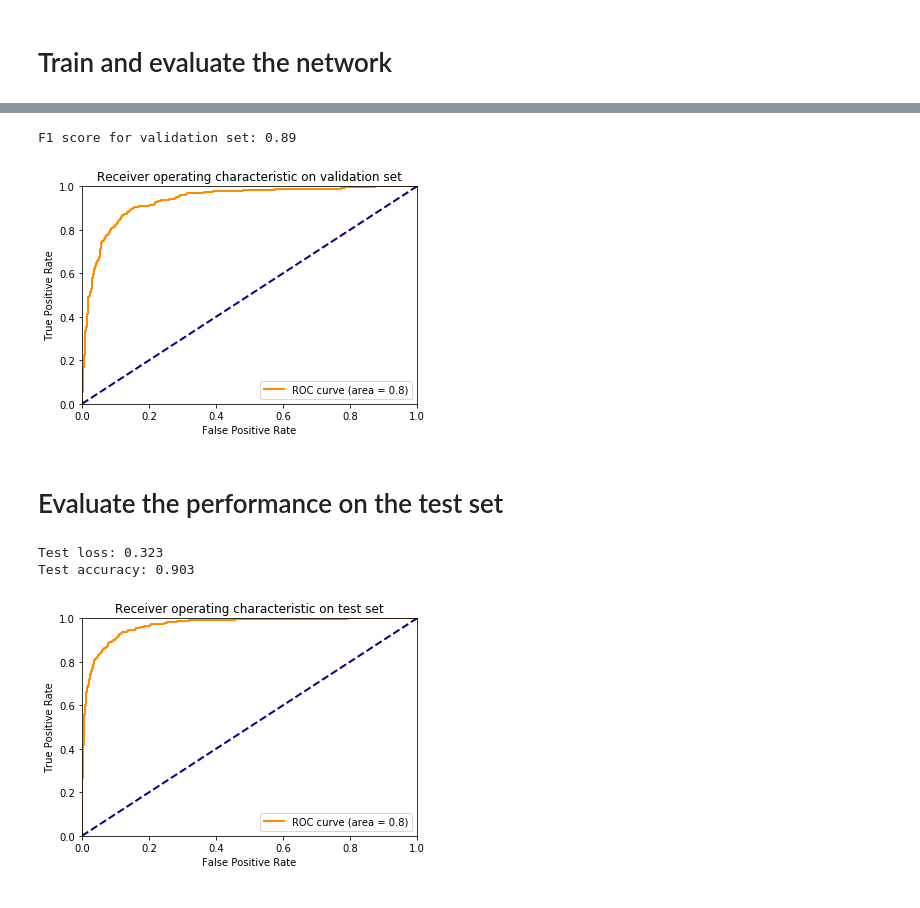
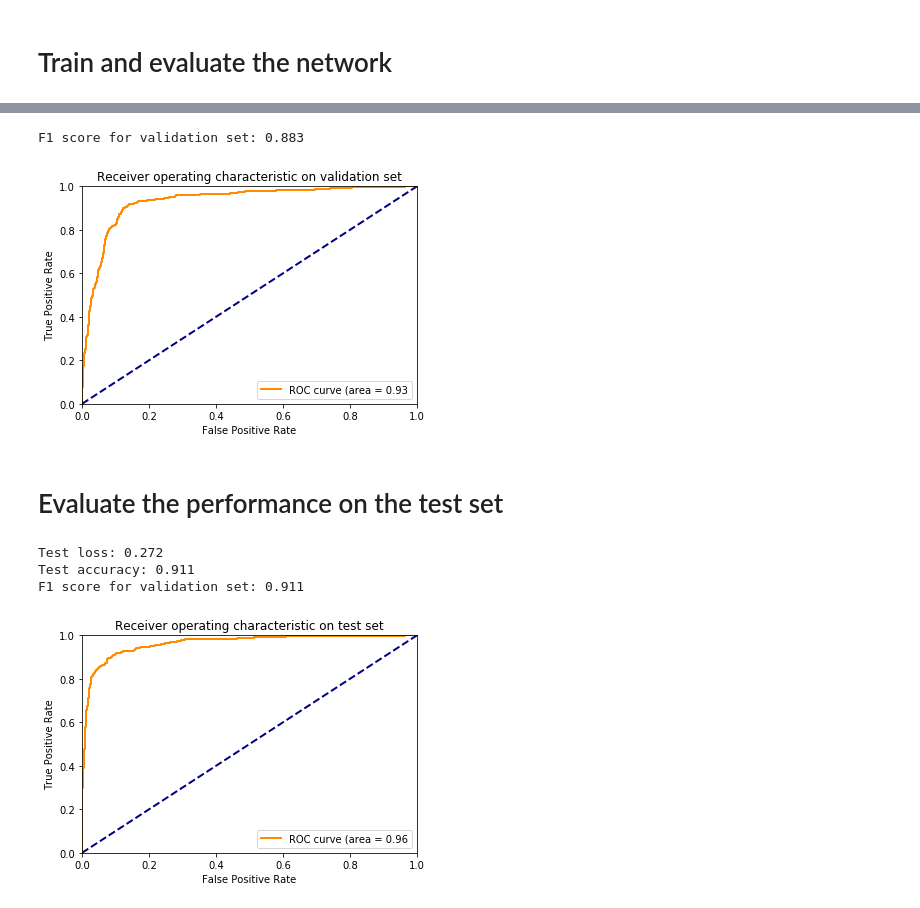
Before and after one commit to mstazherova/IDA2-Project, a Jupyter notebook: Breast Histopathology Images/simple_nets.ipynb, the cells around one changed output, grey strips where cells are left out. Saved outputs shown, nothing was run; the diff lists cells and outputs as text; code cells hidden in the pictures.

Commit message:
Add roc_score for test set

```diff
--- a/Breast Histopathology Images/simple_nets.ipynb
+++ b/Breast Histopathology Images/simple_nets.ipynb
@@ -288,33 +288,37 @@ plot_history(fit_history)
 # %%
-def get_fpr_tpr(X, y):
-    """Returns false and true positive rate of predicted labels."""
-    y_pred = cnn_pad.predict(X)     # softmax probabilities (each prediction has two entries)
-    y_pred = np.array(y_pred)[:,1]  # get predictions for positive class
-    y = np.argmax(y, axis=1)        # remove one-hot encoding
-    fpr, tpr, _ = roc_curve(y, y_pred)
-    f1 = f1_score(y, y_pred, average='micro')
-    return fpr, tpr, f1
+def get_metrics(X, y):
+    """Returns F1 score, false and true positive rate and ROC area under curve."""
+    y_pred = cnn_pad.predict(X)  # softmax probabilities (each prediction has two entries)
+    y = np.argmax(y, axis=1)     # remove one-hot encoding
+    y_prob = y_pred[:,1]         # probabilities of postitve class
+    fpr, tpr, _ = roc_curve(y, y_prob)
+    auc = roc_auc_score(y, y_prob)
 
-def plot_roc_curve(fpr, tpr, dataset):
-    """Given the false and true positive rate, this function plots the ROC curve for a given dataset."""
+    f1 = f1_score(y, np.argmax(y_pred, axis=1), average='micro')
+
+    return f1, fpr, tpr, auc
+
+def plot_roc_curve(fpr, tpr, auc, dataset):
+    """Given the false and true positive rate, as well as the area under curve,
+    this function plots the ROC curve for a given dataset."""
     plt.figure()
     lw = 2
-    plt.plot(fpr, tpr, color='darkorange', lw=lw)
+    plt.plot(fpr, tpr, color='darkorange', lw=lw, label='ROC curve (area = {:.2}'.format(auc))
     plt.plot([0, 1], [0, 1], color='navy', lw=lw, linestyle='--')
     plt.xlim([0.0, 1.0])
     plt.ylim([0.0, 1.0])
     plt.xlabel('False Positive Rate')
     plt.ylabel('True Positive Rate')
     plt.title('Receiver operating characteristic on {} set'.format(dataset))
     plt.legend(loc="lower right")
     plt.show()
 
-fpr, tpr, f1 = get_fpr_tpr(X_tune, y_tune)
+f1, fpr, tpr, auc = get_metrics(X_tune, y_tune)
 print("F1 score for validation set: {:.3}".format(f1))
-plot_roc_curve(fpr, tpr, 'validation')
+plot_roc_curve(fpr, tpr, auc, 'validation')
 # %% [output]
-F1 score for validation set: 0.89
+F1 score for validation set: 0.883
-[figure, old version]
+[figure, new version]
 # %% [markdown]
 # Evaluate the performance on the test set
 # %%
@@ -322,8 +326,9 @@ score_pad = cnn_pad.evaluate(X_test, y_test, verbose=0)
 print('Test loss: {:.3}'.format(score_pad[0]))
 print('Test accuracy: {:.3}'.format(score_pad[1]))
 
-fpr, tpr, f1 = get_fpr_tpr(X_test, y_test)
-plot_roc_curve(fpr, tpr, 'test')
+f1, fpr, tpr, auc = get_metrics(X_test, y_test)
+print("F1 score for validation set: {:.3}".format(f1))
+plot_roc_curve(fpr, tpr, auc, 'test')
 
 #plt.plot(fit_history.history['loss'])
 #plt.xlabel('Epoch')
@@ -331,6 +336,7 @@ plot_roc_curve(fpr, tpr, 'test')
 #plt.title('Simple CNN with padded imgs')
 #plt.show()
 # %% [output]
-Test loss: 0.323
-Test accuracy: 0.903
+Test loss: 0.272
+Test accuracy: 0.911
+F1 score for validation set: 0.911
-[figure, old version]
+[figure, new version]
```
Also changed, not shown: parts of 3 cells of this notebook.
